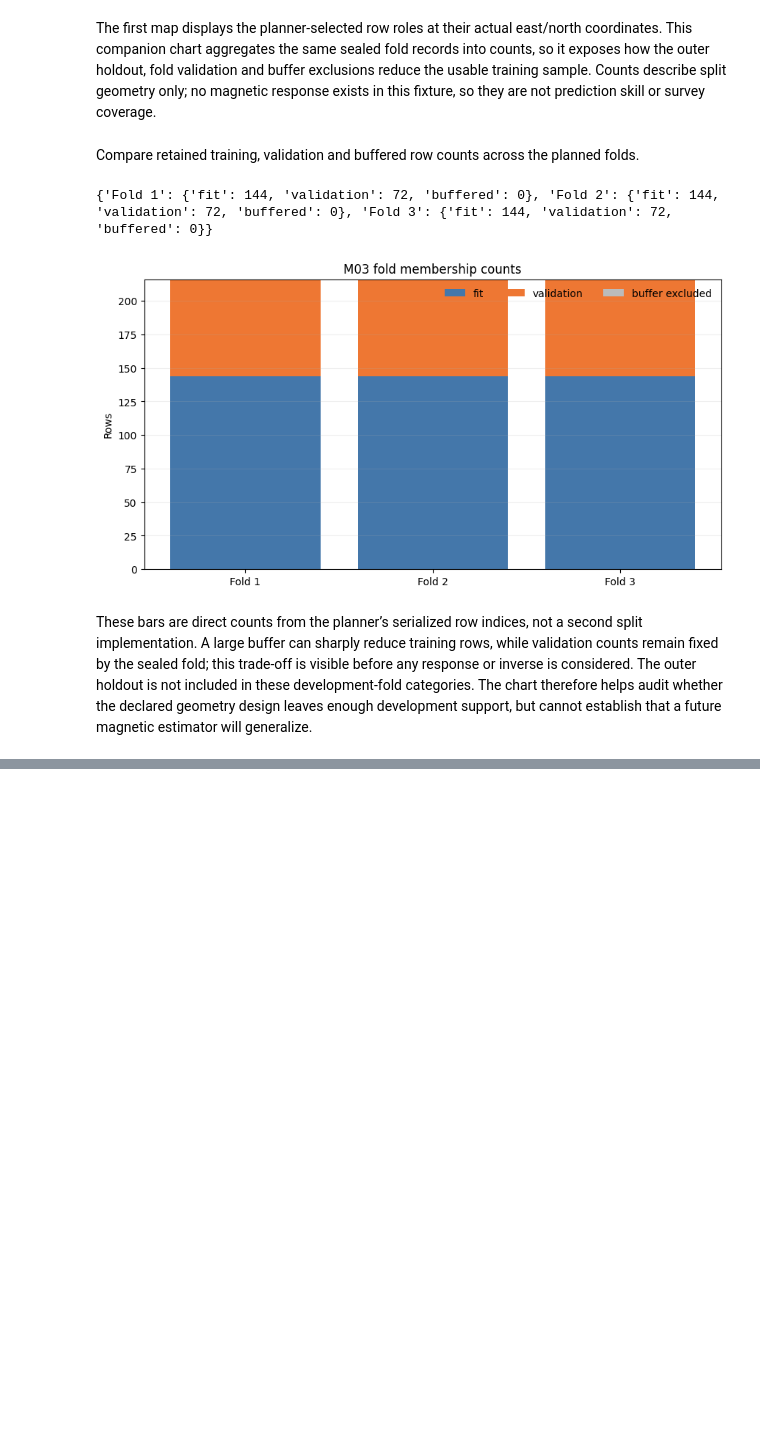
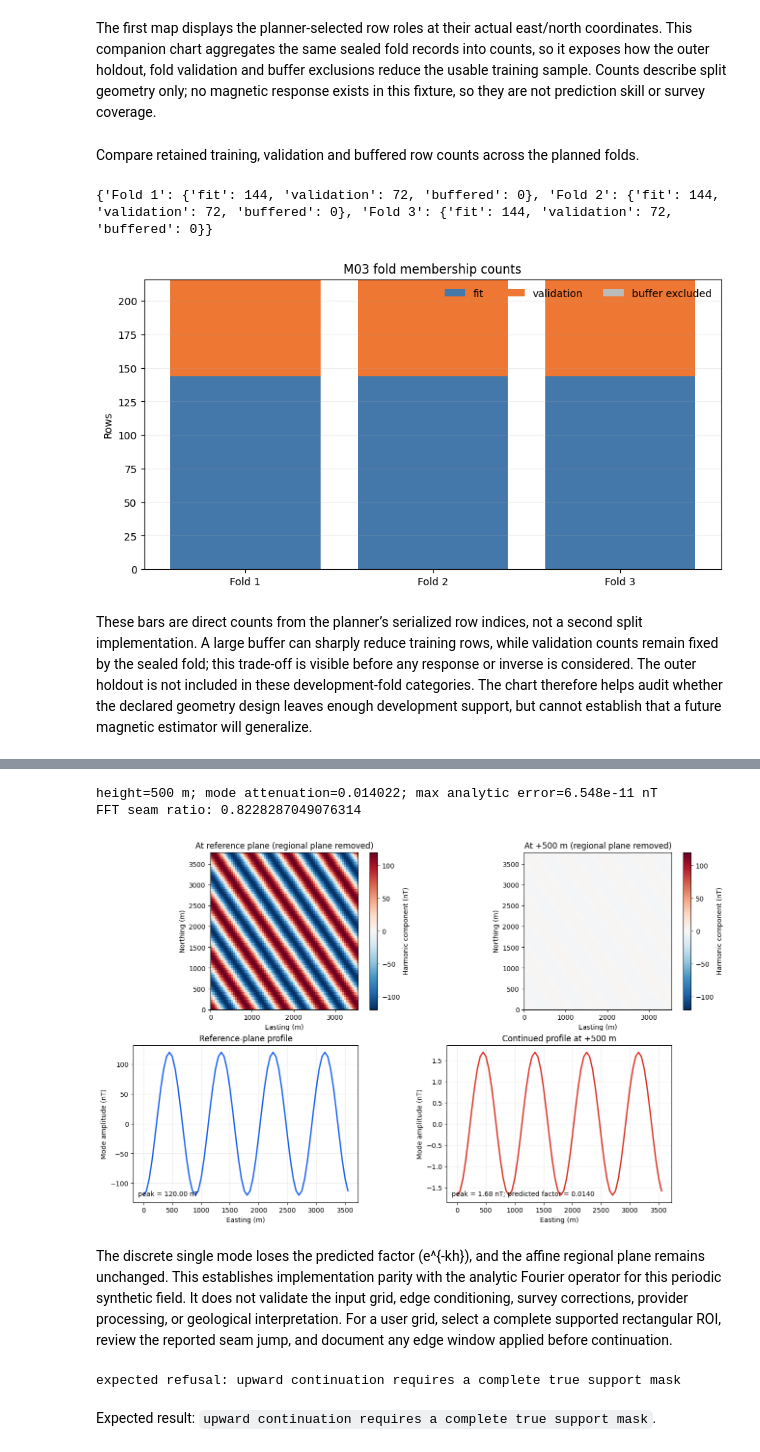
Before and after one commit to fsantibanezleal/CAOS_Geophysics, a Jupyter notebook: notebooks/en/03-magnetics/02-m03-survey-geometry-and-holdout.ipynb, the cells around one changed output, grey strips where cells are left out. Drawn from its saved outputs; the diff is of its cells as text; code cells hidden in the pictures; blank space fills up the shorter version.

Commit message:
feat(m03): add verified harmonic upward continuation

```diff
--- a/notebooks/en/03-magnetics/02-m03-survey-geometry-and-holdout.ipynb
+++ b/notebooks/en/03-magnetics/02-m03-survey-geometry-and-holdout.ipynb
@@ -182,3 +186,73 @@ These bars are direct counts from the planner’s serialized row indices, not a
+# %%
+# This is a known-truth numerical control, not a measured Charleston grid.
+import numpy as np
+import matplotlib.pyplot as plt
+from magnetic_continuation import upward_continue
+
+ny, nx = 64, 72
+dx, dy, height_m = 50.0, 60.0, 500.0
+easting = np.arange(nx) * dx
+northing = np.arange(ny) * dy
+xx, yy = np.meshgrid(easting, northing, indexing="xy")
+mode_x, mode_y, amplitude = 4, 3, 120.0
+phase = 2 * np.pi * mode_x * xx / (nx * dx) + 2 * np.pi * mode_y * yy / (ny * dy)
+regional = 50000.0 + 0.012 * xx - 0.018 * yy
+observed = regional + amplitude * np.cos(phase)
+continued_record = upward_continue(
+    observed, spacing_easting_m=dx, spacing_northing_m=dy, height_m=height_m,
+    support_mask=np.ones_like(observed, dtype=bool),
+)
+radial_k = np.hypot(2 * np.pi * mode_x / (nx * dx), 2 * np.pi * mode_y / (ny * dy))
+attenuation = np.exp(-radial_k * height_m)
+analytic = regional + amplitude * attenuation * np.cos(phase)
+continued = np.asarray(continued_record["values"])
+max_error = float(np.max(np.abs(continued - analytic)))
+print(f"height={height_m:.0f} m; mode attenuation={attenuation:.6f}; max analytic error={max_error:.3e} nT")
+print("FFT seam ratio:", continued_record["edge_periodicity_diagnostic"]["maximum_seam_jump_over_grid_std"])
+assert max_error < 1e-8
+assert np.max(np.abs(continued - regional)) < np.max(np.abs(observed - regional))
+
+fig, axes = plt.subplots(2, 2, figsize=(13, 8), constrained_layout=True)
+mode_observed = observed - regional
+mode_continued = continued - regional
+for ax, field, title in zip(axes[0], (mode_observed, mode_continued),
+                            ("At reference plane (regional plane removed)", f"At +{height_m:.0f} m (regional plane removed)")):
+    image = ax.imshow(field, origin="lower", extent=[easting[0], easting[-1], northing[0], northing[-1]],
+                      cmap="RdBu_r", vmin=-amplitude, vmax=amplitude, aspect="equal")
+    ax.set(title=title, xlabel="Easting (m)", ylabel="Northing (m)")
+    fig.colorbar(image, ax=ax, label="Harmonic component (nT)")
+axes[1, 0].plot(easting, mode_observed[ny // 2], color="#155eef", lw=2)
+axes[1, 0].set(title="Reference-plane profile", xlabel="Easting (m)", ylabel="Mode amplitude (nT)")
+axes[1, 0].text(.02, .04, f"peak = {np.max(np.abs(mode_observed[ny // 2])):.2f} nT",
+                transform=axes[1, 0].transAxes, fontsize=10)
+axes[1, 1].plot(easting, mode_continued[ny // 2], color="#d92d20", lw=2)
+axes[1, 1].set(title=f"Continued profile at +{height_m:.0f} m", xlabel="Easting (m)", ylabel="Mode amplitude (nT)")
+axes[1, 1].text(.02, .04, f"peak = {np.max(np.abs(mode_continued[ny // 2])):.2f} nT; predicted factor = {attenuation:.4f}",
+                transform=axes[1, 1].transAxes, fontsize=10)
+for ax in axes[1]: ax.grid(alpha=.25)
+plt.show()
+# %% [output]
+height=500 m; mode attenuation=0.014022; max analytic error=6.548e-11 nT
+FFT seam ratio: 0.8228287049076314
+[figure, added]
+# %% [markdown]
+The discrete single mode loses the predicted factor \(e^{-kh}\), and the affine regional plane remains unchanged. This establishes implementation parity with the analytic Fourier operator for this periodic synthetic field. It does not validate the input grid, edge conditioning, survey corrections, provider processing, or geological interpretation. For a user grid, select a complete supported rectangular ROI, review the reported seam jump, and document any edge window applied before continuation.
+# %%
+# Missing cells must stop processing; silently filling them would invent field support.
+from magnetic_continuation import ContinuationError
+mask = np.ones((8, 8), dtype=bool)
+mask[0, 0] = False
+try:
+    upward_continue(np.ones((8, 8)), spacing_easting_m=25, spacing_northing_m=25,
+                    height_m=100, support_mask=mask)
+except ContinuationError as error:
+    print("expected refusal:", error)
+else:
+    raise AssertionError("unsupported cells were accepted")
+# %% [output]
+expected refusal: upward continuation requires a complete true support mask
+# %% [markdown]
+Expected result: `upward continuation requires a complete true support mask`.
 # %% [markdown]
 ## Results
 
```
Also changed, not shown: parts of 6 cells of this notebook, 12 other files.
